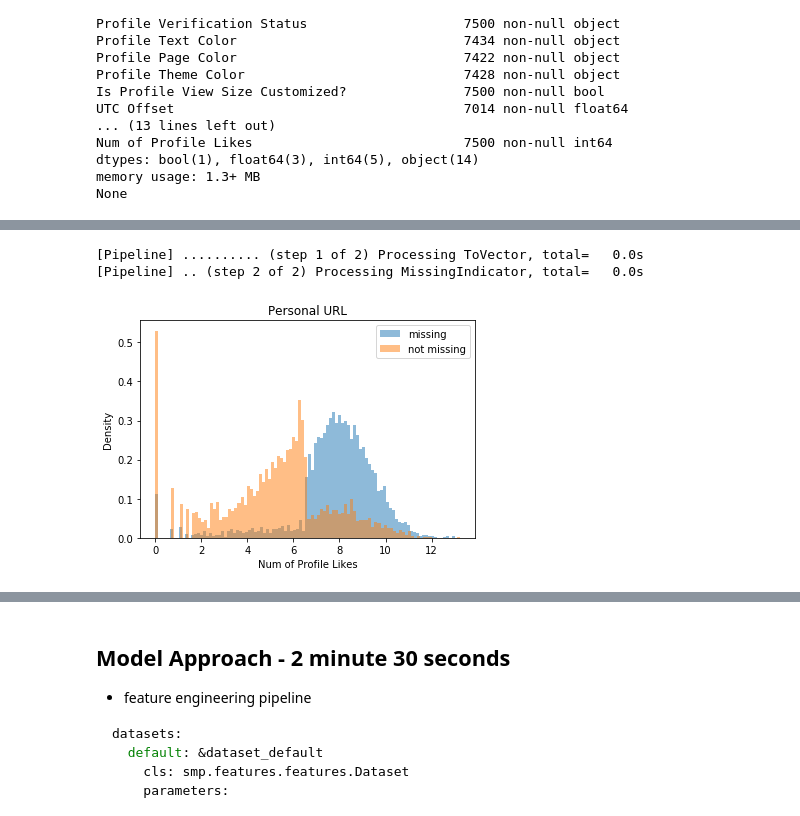
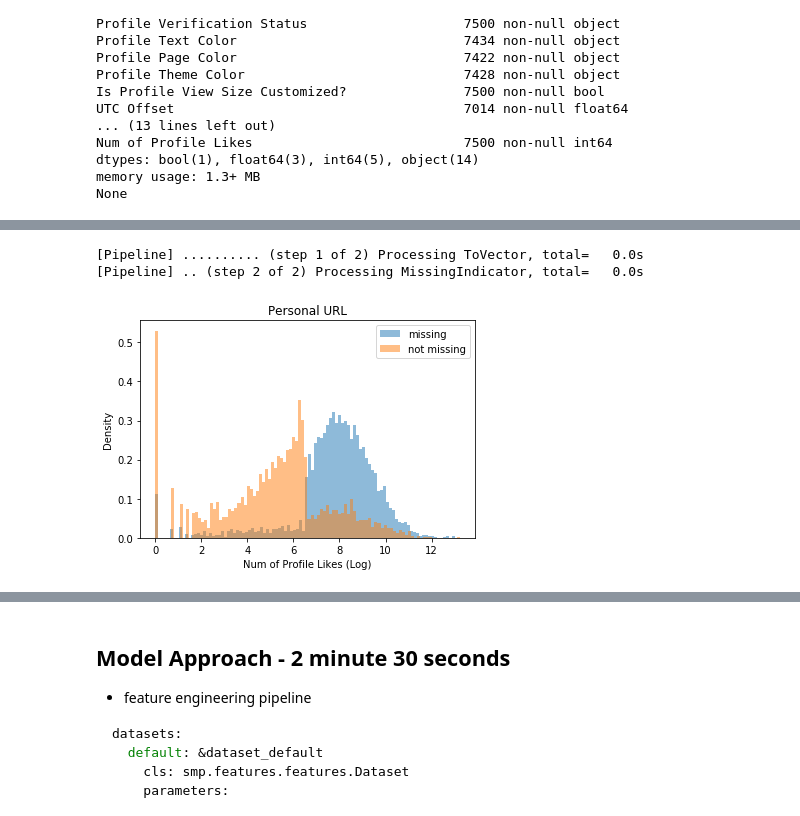
Before and after one commit to ebrunet28/smp, a Jupyter notebook: notebooks/presentation.ipynb, the cells around one changed output, grey strips where cells are left out. Cells and saved outputs as stored; diff of their text form; code cells hidden in the pictures.

```diff
--- a/notebooks/presentation.ipynb
+++ b/notebooks/presentation.ipynb
@@ -65,20 +91,18 @@ None
 # %%
-import numpy as np
-import matplotlib.pyplot as plt
 from smp.features.boolean import PersonalURL
 
 feature = PersonalURL()
 X = feature.fit_transform(X=loader.train)
 y = np.log(1 + loader.train["Num of Profile Likes"])
 
 _ = plt.hist(y[X.reshape(-1)], bins=100, alpha=0.5, density=True, label="missing")
 _ = plt.hist(y[~X.reshape(-1)], bins=100, alpha=0.5, density=True, label="not missing")
 
 _ = plt.title(feature.var_name)
-_ = plt.xlabel("Num of Profile Likes")
+_ = plt.xlabel("Num of Profile Likes (Log)")
 _ = plt.ylabel("Density")
 _ = plt.legend()
 # %% [output]
 [Pipeline] .......... (step 1 of 2) Processing ToVector, total=   0.0s
 [Pipeline] .. (step 2 of 2) Processing MissingIndicator, total=   0.0s
-[figure, old version]
+[figure, new version]
```
Also changed, not shown: parts of 16 cells of this notebook.
